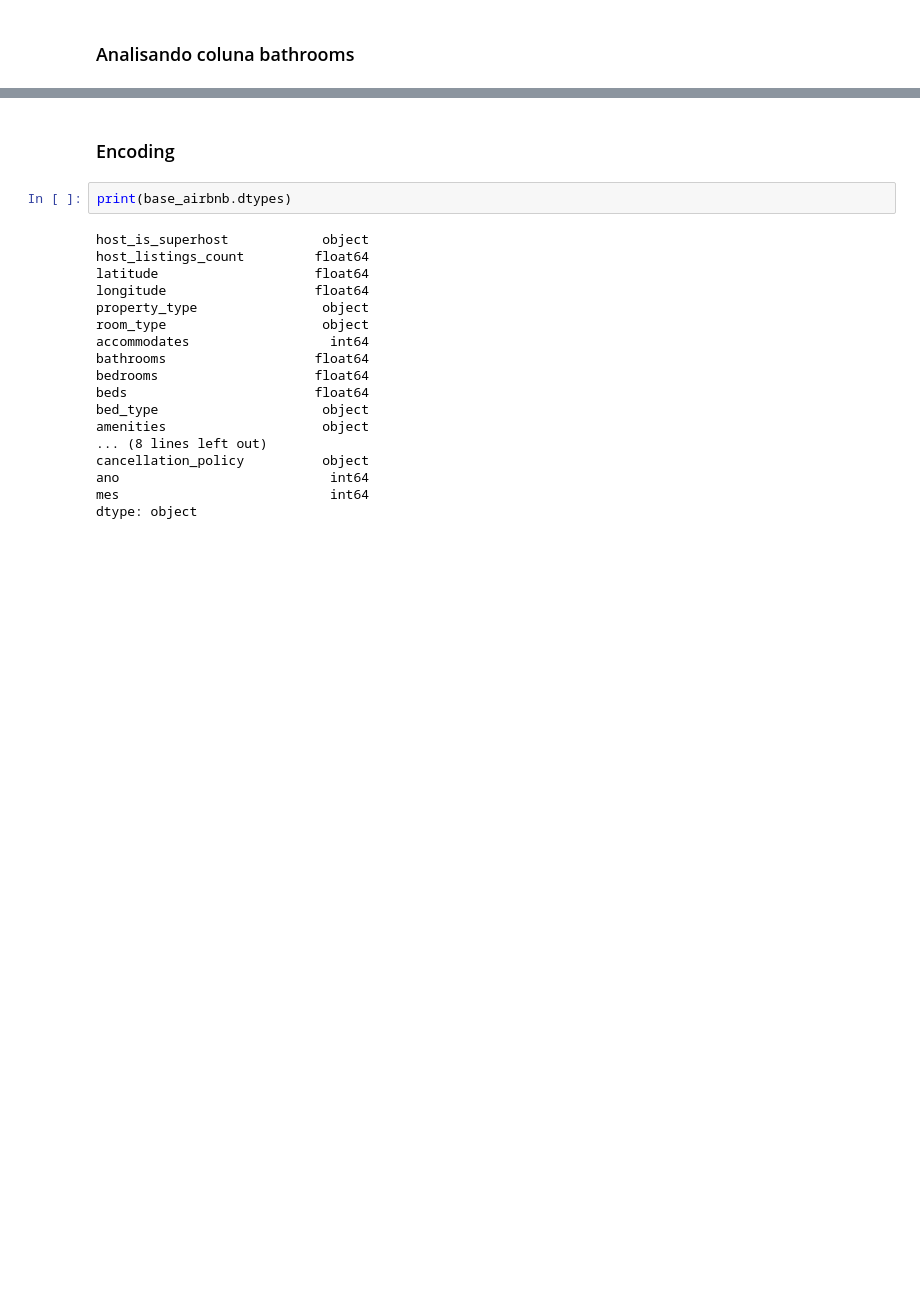
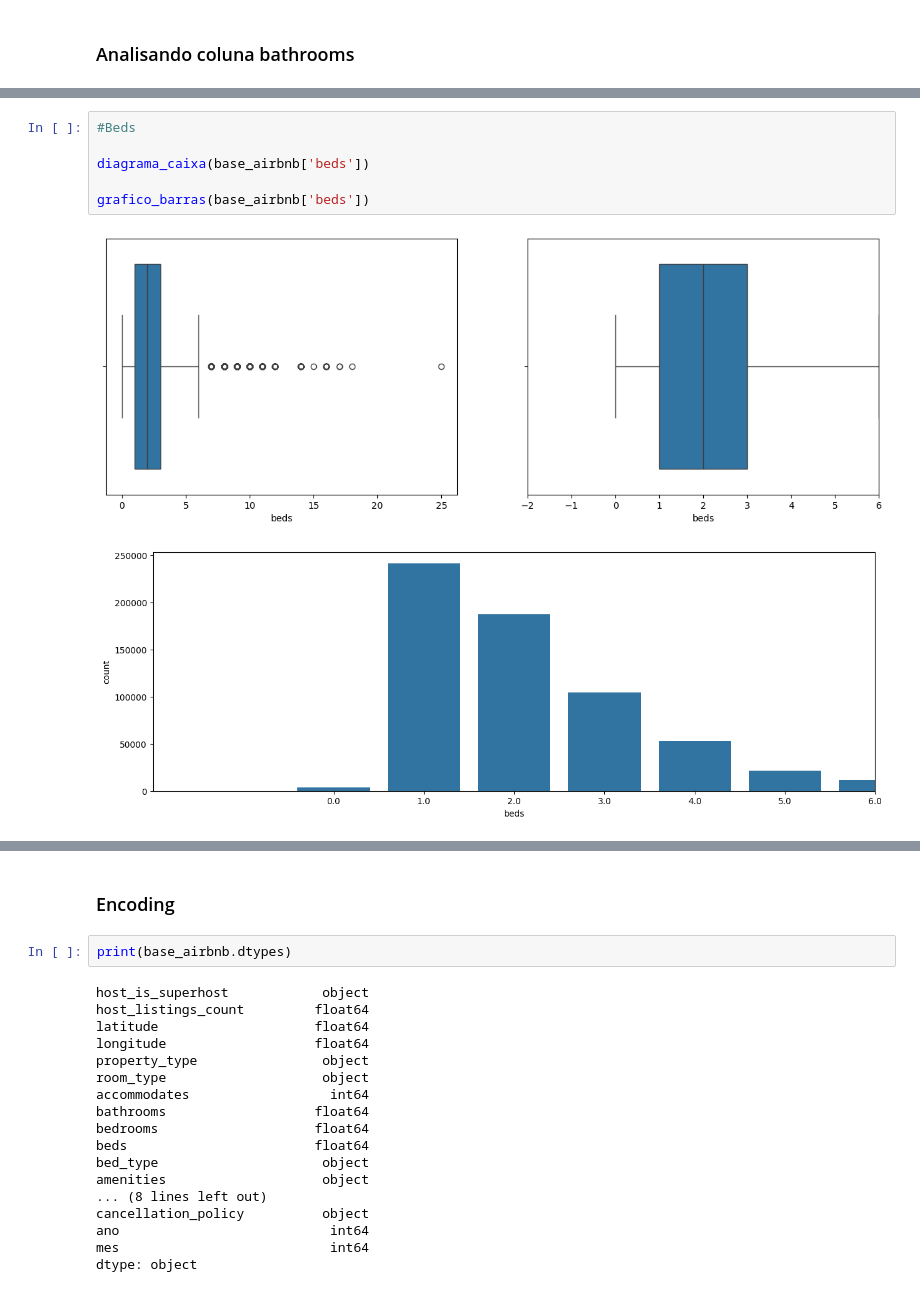
Before and after one commit to gabriellemosc/Rental-Price-Prediction, a Jupyter notebook: solucao.ipynb, the cells around one changed output, grey strips where cells are left out. Saved outputs shown, nothing was run; the diff lists cells and outputs as text; blank space fills up the shorter version.

```diff
--- a/solucao.ipynb
+++ b/solucao.ipynb
@@ -379,0 +386,9 @@ Quantidade de linhas removidas: 3298
+# %%
+#Beds
+
+diagrama_caixa(base_airbnb['beds'])
+
+grafico_barras(base_airbnb['beds'])
+# %% [output]
+[figure, added]
+[figure, added]
```
Also changed, not shown: parts of 32 cells of this notebook.
